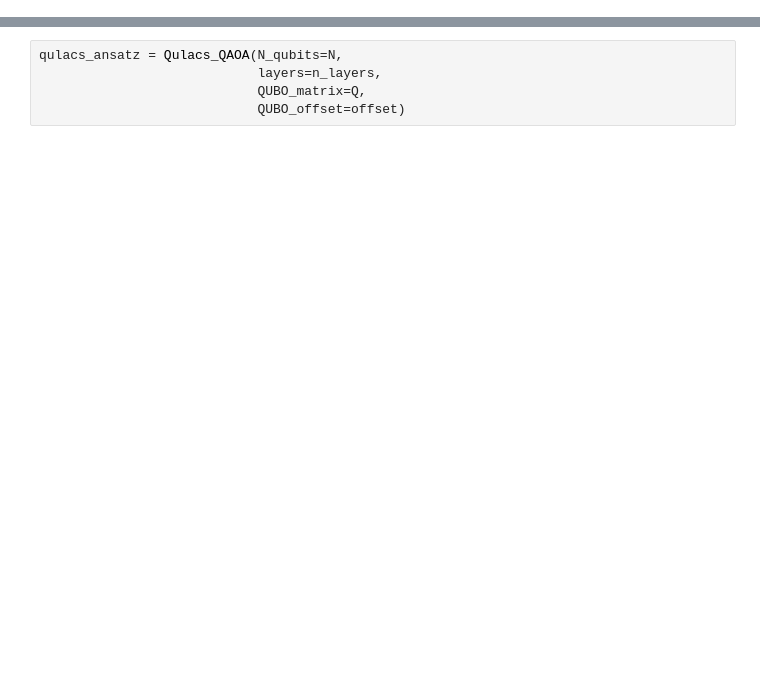
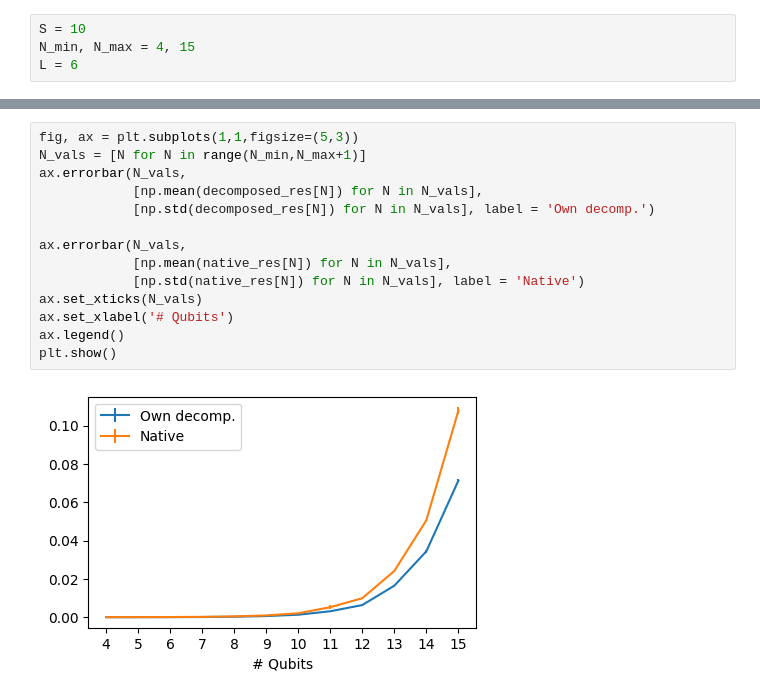
Before and after one commit to seba2390/Azurestuff, a Jupyter notebook: scripts/Qulacs_test.ipynb, the cells around one changed output, grey strips where cells are left out. Drawn from its saved outputs; the diff is of its cells as text; blank space fills up the shorter version.

```diff
--- a/scripts/Qulacs_test.ipynb
+++ b/scripts/Qulacs_test.ipynb
@@ -15 +14,5 @@ from src.Tools import (portfolio_metrics,
+# %%
+S = 10
+N_min, N_max = 4, 15
+L = 6
 # %%
@@ -62,5 +66,16 @@ if not qubo_max_cost >= portfolio_subspace_max_cost:
-# %%
-qulacs_ansatz = Qulacs_QAOA(N_qubits=N,
-                            layers=n_layers,
-                            QUBO_matrix=Q,
-                            QUBO_offset=offset)
+# %%
+fig, ax = plt.subplots(1,1,figsize=(5,3))
+N_vals = [N for N in range(N_min,N_max+1)]
+ax.errorbar(N_vals,
+            [np.mean(decomposed_res[N]) for N in N_vals],
+            [np.std(decomposed_res[N]) for N in N_vals], label = 'Own decomp.')
+
+ax.errorbar(N_vals,
+            [np.mean(native_res[N]) for N in N_vals],
+            [np.std(native_res[N]) for N in N_vals], label = 'Native')
+ax.set_xticks(N_vals)
+ax.set_xlabel('# Qubits')
+ax.legend()
+plt.show()
+# %% [output]
+[figure, added]
```
Also changed, not shown: parts of 4 cells of this notebook, 5 other files.
